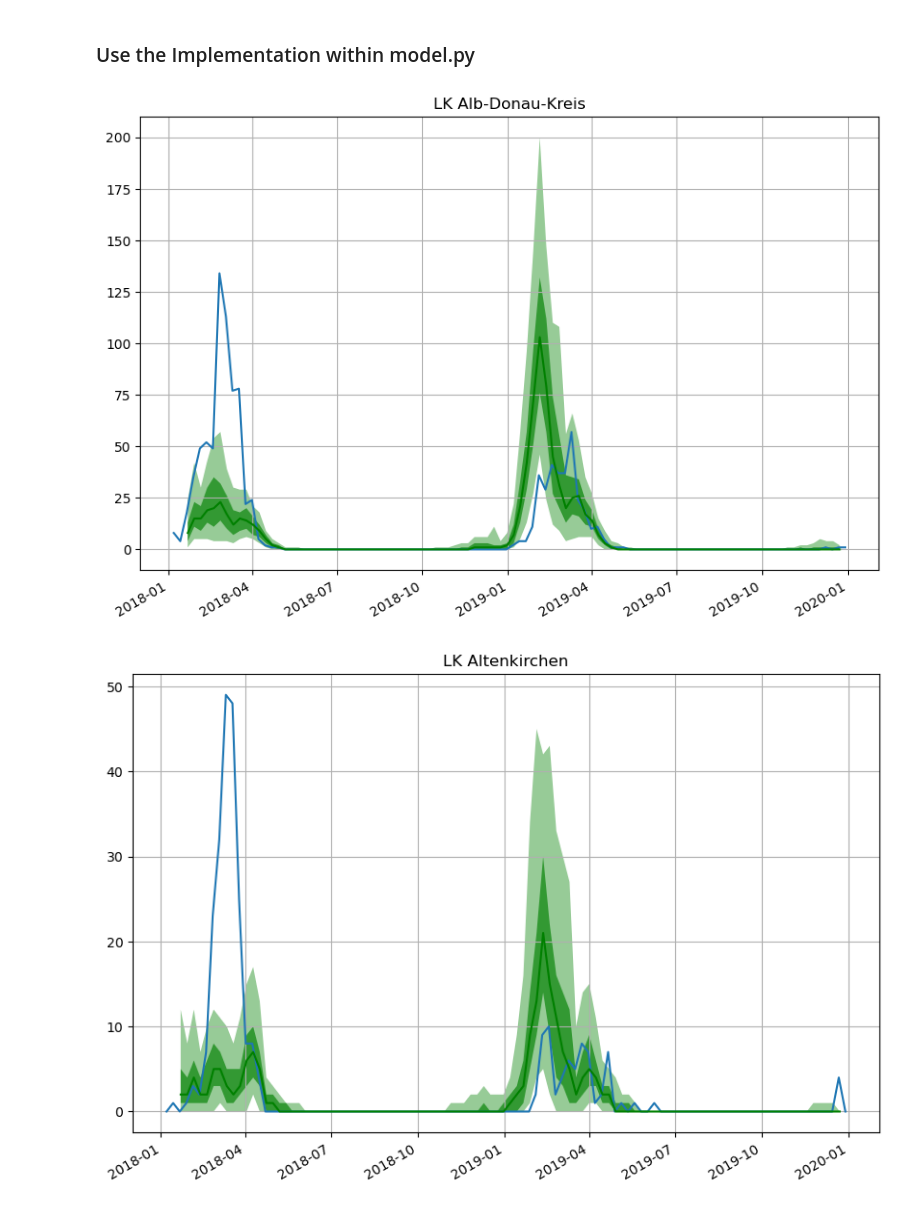
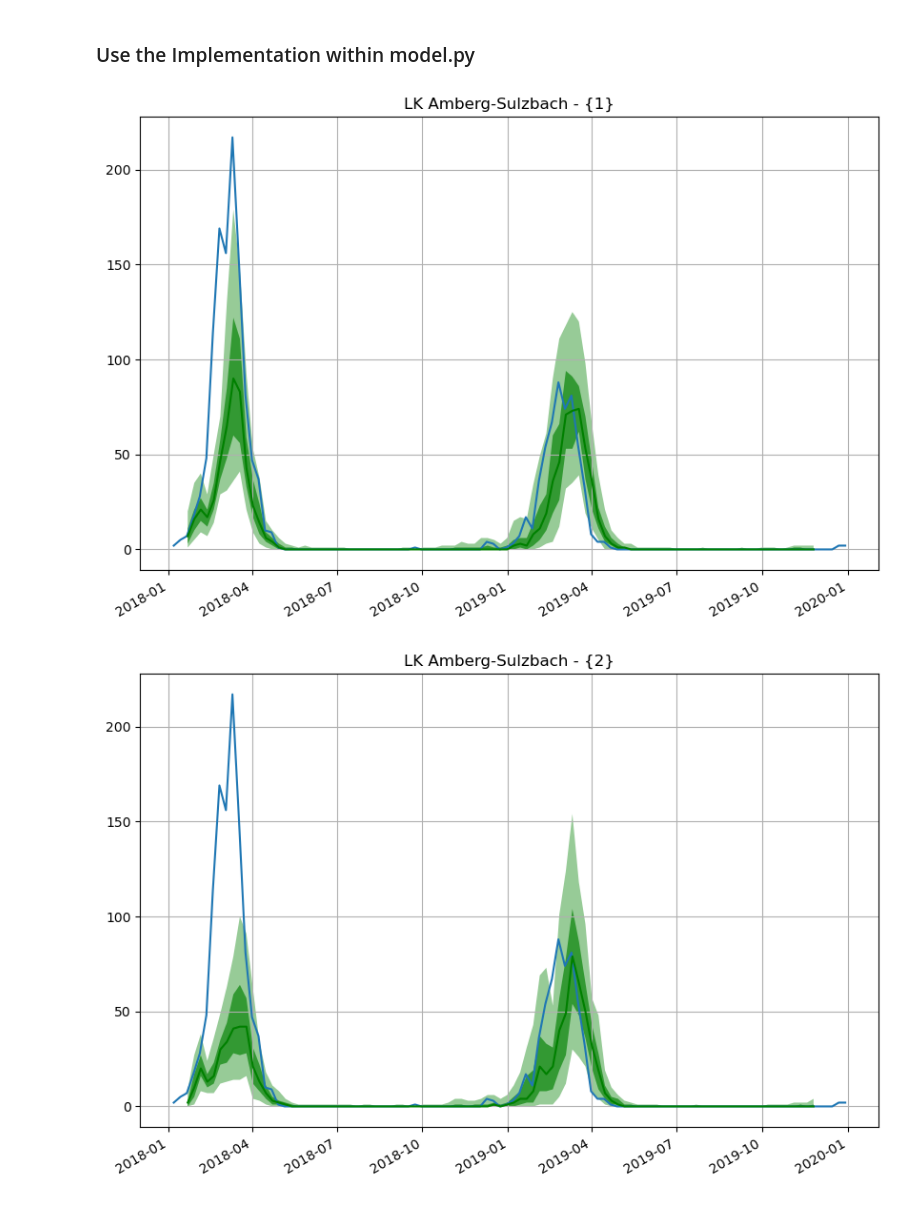
Before and after one commit to Kai-Ref/DeepAR_InfluenzaForecast, a Jupyter notebook: Notebooks/SplittingByWeekAheadForecasts.ipynb, the cells around one changed output. Drawn from its saved outputs; the diff is of its cells as text; code cells hidden in the pictures.

Commit message:
uniform window implementation

```diff
--- a/Notebooks/SplittingByWeekAheadForecasts.ipynb
+++ b/Notebooks/SplittingByWeekAheadForecasts.ipynb
@@ -14,7 +14,7 @@ config = Configuration()
 df = pd.read_csv("Influenza.csv", sep=',')
 # %%
 # Because of simplicity, only consider the first 10 locations
-locations = list(df.location.unique())[:10]
+locations = list(df.location.unique())
 
 # Process the df into a uniformly spaced df
 one_ts_df = df.loc[df.location.isin(locations), ["value", 'location', 'date']]
@@ -51,6 +51,6 @@ forecasts,tss = model(config, train_set, test_set)
 # %%
 windows_per_location = int(len(test_set) / len(locations))
-for location in locations[:1]:
+for location in locations[3:4]:
     fig, ax = plt.subplots(1, 1, figsize=(10, 7))
     plt.title(f'{location}')
     # first plot the time series as a whole (x-axis: Date, y-axis: influenza-values)
@@ -98,7 +98,7 @@ for location in locations:
         start_date=min(start_date_list)))
 # %%
 # PLot the Splitted Forecasts for each location
-for location in locations:
+for location in locations[3:4]:
     fig, ax = plt.subplots(1, 1, figsize=(10, 7))
     plt.title(f'{location}')
     # first plot the time series as a whole (x-axis: Date, y-axis: influenza-values)
@@ -133,22 +122,33 @@ four_week_ahead_forecasts, split_tss = split_forecasts_by_week(config, forecasts
+# %%
+two_week_ahead_forecasts, split_tss  = split_forecasts_by_week(config, forecasts, tss, locations, 2, equal_time_frame=True)
+one_week_ahead_forecasts, split_tss  = split_forecasts_by_week(config, forecasts, tss, locations, 1, equal_time_frame=True)
+three_week_ahead_forecasts, split_tss  = split_forecasts_by_week(config, forecasts, tss, locations, 3, equal_time_frame=True)
+four_week_ahead_forecasts, split_tss  = split_forecasts_by_week(config, forecasts, tss, locations, 4, equal_time_frame=True)
 # %%
-# PLot the Splitted Forecasts for each location
-for location in locations:
-    fig, ax = plt.subplots(1, 1, figsize=(10, 7))
-    plt.title(f'{location}')
-    # first plot the time series as a whole (x-axis: Date, y-axis: influenza-values)
-    plt.plot((one_ts_df.loc[(one_ts_df['location'] == location) &
-                            (one_ts_df.index <= config.test_end_time) &
-                            (one_ts_df.index >= config.train_end_time)].index),
-             one_ts_df.loc[(one_ts_df['location'] == location) &
-                           (one_ts_df.index <= config.test_end_time) &
-                           (one_ts_df.index >= config.train_end_time), 'value'])
-    #define the colors to use for each different window
-    color = ["g", "r", "purple", "black", "yellow", "grey"]
-    forecast_entry = four_week_ahead_forecasts[locations.index(location)]
-    prediction_intervals = (50.0, 90.0)
-    forecast_entry.plot(prediction_intervals=prediction_intervals, color=color[k % windows_per_location])
-    plt.grid(which="both")
-    plt.show()
+forecast_dict ={1 : one_week_ahead_forecasts,
+                2 : two_week_ahead_forecasts,
+                3 : three_week_ahead_forecasts,
+                4 : four_week_ahead_forecasts}
+for forecast in forecast_dict.values():
+    # PLot the Splitted Forecasts for each location
+    for location in locations[3:4]:
+        fig, ax = plt.subplots(1, 1, figsize=(10, 7))
+        d={key for key in forecast_dict if forecast_dict[key] == forecast}
+        plt.title(f'{location} - {d}')
+        # first plot the time series as a whole (x-axis: Date, y-axis: influenza-values)
+        plt.plot((one_ts_df.loc[(one_ts_df['location'] == location) &
+                                (one_ts_df.index <= config.test_end_time) &
+                                (one_ts_df.index >= config.train_end_time)].index),
+                 one_ts_df.loc[(one_ts_df['location'] == location) &
+                               (one_ts_df.index <= config.test_end_time) &
+                               (one_ts_df.index >= config.train_end_time), 'value'])
+        #define the colors to use for each different window
+        color = ["g", "r", "purple", "black", "yellow", "grey"]
+        forecast_entry = forecast[locations.index(location)]
+        prediction_intervals = (50.0, 90.0)
+        forecast_entry.plot(prediction_intervals=prediction_intervals, color=color[k % windows_per_location])
+        plt.grid(which="both")
+        plt.show()
 # %% [output]
-[figure, old version]
+[figure, new version]
-[figure, old version]
+[figure, new version]
```
Also changed, not shown: parts of 6 cells of this notebook, 1 other file.
